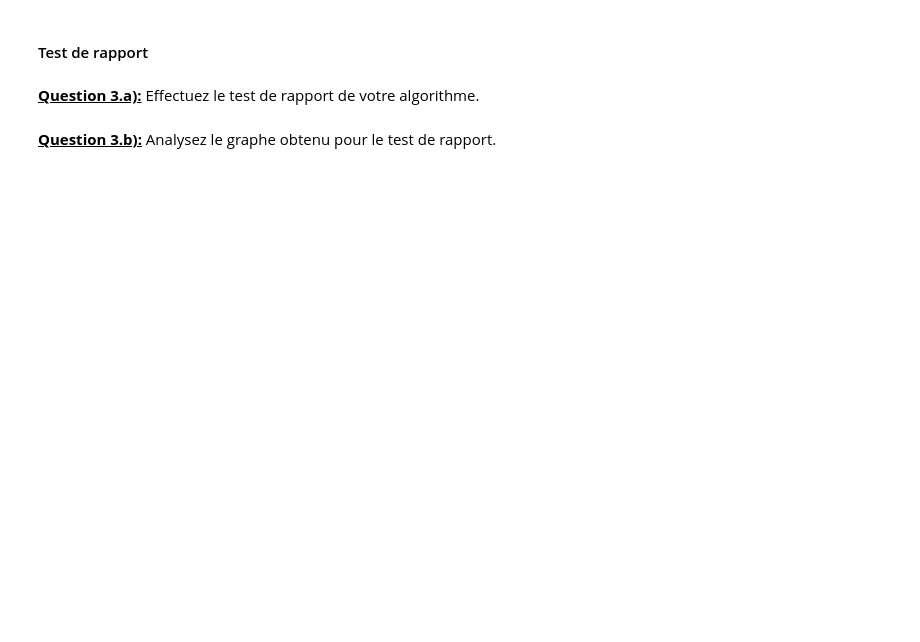
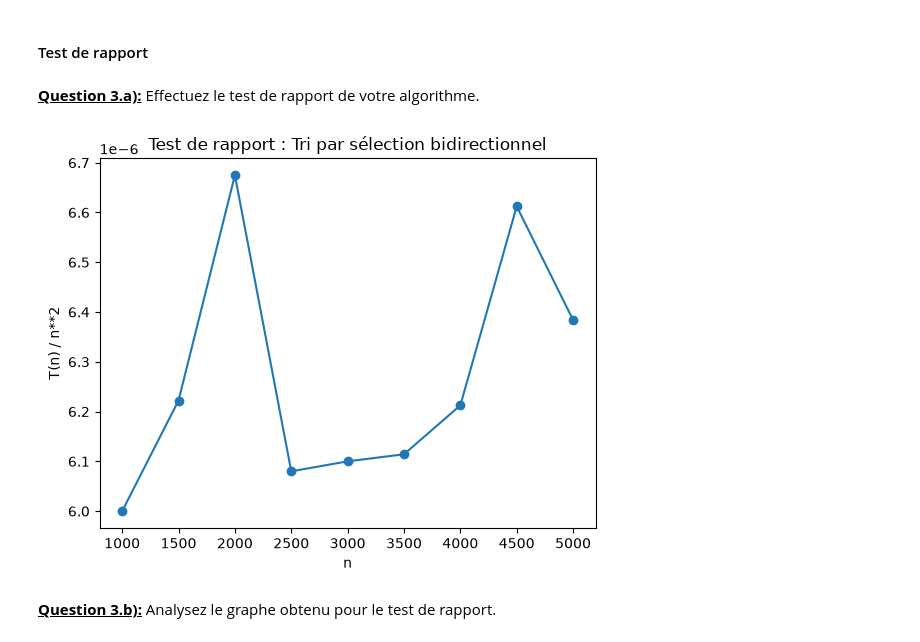
Before and after one commit to thguih/INF8775_TP1, a Jupyter notebook: tp1.ipynb, the cells around one changed output. Cells and saved outputs as stored; diff of their text form; code cells hidden in the pictures; blank space fills up the shorter version.

```diff
--- a/tp1.ipynb
+++ b/tp1.ipynb
@@ -505,2 +603,15 @@ def bidirectional_selection_sort(original: list[int]) -> list[int]:
+# %%
+# TODO Test de rapport
+# meme hypothese que la partie 1 : f(n) = n^2
+donnees_rapport_bss = {m.size: m.mean / (m.size**2) for m in mesures_bss}
+
+test_de_rapport(
+    data=donnees_rapport_bss,
+    x_label="n",
+    y_label="T(n) / n**2",
+    title="Test de rapport : Tri par sélection bidirectionnel"
+)
+# %% [output]
+[figure, added]
 # %% [markdown]
 <u>**Question 3.b):**</u> Analysez le graphe obtenu pour le test de rapport.
```
Also changed, not shown: parts of 29 cells of this notebook, 1 other file.
